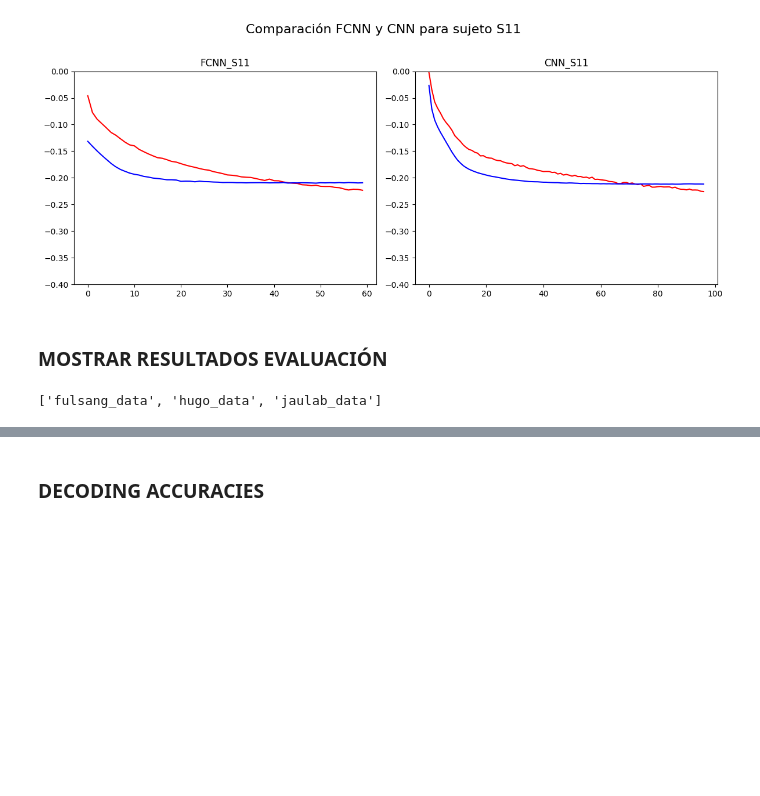
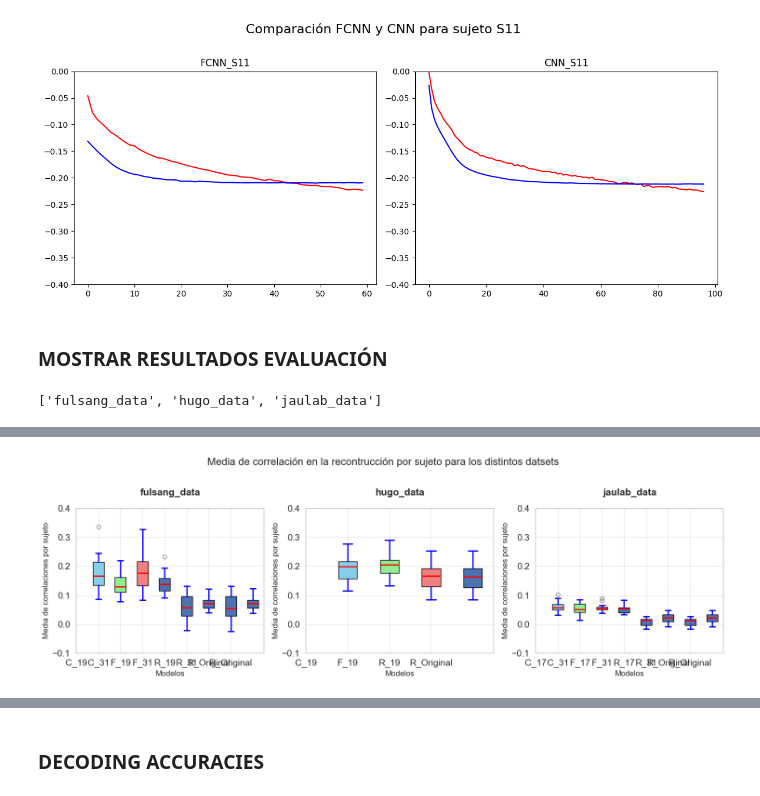
Before and after one commit to garcesote/DNN_AAD, a Jupyter notebook: visualize.ipynb, the cells around one changed output, grey strips where cells are left out. Drawn from its saved outputs; the diff is of its cells as text; code cells hidden in the pictures; blank space fills up the shorter version.

```diff
--- a/visualize.ipynb
+++ b/visualize.ipynb
@@ -14,5 +14,5 @@ datasets
 ['fulsang_data', 'hugo_data', 'jaulab_data']
 # %%
 # SELECT THE DATASET
-dataset = datasets[1]
+dataset = datasets[0]
 # %%
@@ -146,3 +145,97 @@ datasets = file_list
 datasets
 # %% [output]
 ['fulsang_data', 'hugo_data', 'jaulab_data']
+# %%
+# COMPARACIÓN DE DATASETS
+
+n_plots = len(datasets)
+
+# Calcular el número de filas necesarias
+n_rows = (n_plots + 2) // 3
+
+# Creo la figura y una matriz de subfiguras
+fig, axs = plt.subplots(nrows=n_rows, ncols=3, figsize=(15, 5 * n_rows))
+
+axs = axs.flatten()
+
+for n, dataset in enumerate(datasets):
+
+    path = os.path.join(eval_path, dataset)
+    file_list = os.listdir(path)
+
+    results = {}
+
+    # Load data from the folder of results
+    for file in file_list:
+        str_chunks = file.split('_')
+        if str_chunks[1].isdigit():
+            model = str_chunks[0]
+            date = str_chunks[1] + '_' + str_chunks[2]
+        else:
+            model = str_chunks[0] + '_' + str_chunks[1]
+            date = str_chunks[2] + '_' + str_chunks[3]
+
+        if date != '30_07': # Not taking a specific simulation
+            eval_results = json.load(open(os.path.join(eval_path,dataset,file),'r'))
+            key = model + '_' + date
+            results[key] = eval_results
+
+    n_subjects = len(list(results.values())[0])
+    subjects = ['S'+str(n+1) for n in range(n_subjects)]
+
+    # mean score of each subject by computing it with all the samples
+    for key, values in results.items():
+        results[key] = [np.mean(values[subj]) for subj in subjects]
+
+    print(dataset)
+    for key, values in results.items():
+        print(key +': ' + str(np.mean([round(value, 4) for value in values])))
+
+    box = axs[n].boxplot([values for values in list(results.values())], vert=True, patch_artist=True)
+
+    # Colores personalizados
+    colors = ['skyblue', 'lightgreen', 'lightcoral']
+
+    # Aplicar colores a cada caja
+    for patch, color in zip(box['boxes'], colors):
+        patch.set_facecolor(color)
+
+    # Personalizar otros elementos del gráfico
+    for whisker in box['whiskers']:
+        whisker.set(color='blue', linewidth=2)
+
+    for cap in box['caps']:
+        cap.set(color='blue', linewidth=2)
+
+    for median in box['medians']:
+        median.set(color='red', linewidth=2)
+
+    for flier in box['fliers']:
+        flier.set(marker='o', color='red', alpha=0.5)
+
+    # Añadir título y etiquetas
+    axs[n].set_title(dataset, fontsize=15, fontweight='bold', pad=20)
+    axs[n].set_xlabel('Modelos', fontsize=12)
+    axs[n].set_ylabel('Media de correlaciones por sujeto')
+    axs[n].set_ylim([-0.1,0.4])
+    axs[n].set_xticks([n for n in range(len(results))], [key.split('_')[0][0] + '_' + key.split('_')[1] for key in results.keys()], fontsize=14)  # Etiquetas personalizadas
+
+    # Añadir rejilla para mayor legibilidad
+    axs[n].grid(True, linestyle='--', linewidth=0.6)
+
+    # Personalizar ejes
+    axs[n].tick_params(axis='both', which='major', labelsize=14)
+
+# Eliminar subfiguras vacías si hay menos subfiguras que lugares en la cuadrícula
+for ax in axs[n+1:]:
+    fig.delaxes(ax)
+
+plt.tight_layout()
+# Agregar un título general a la figura
+fig.suptitle('Media de correlación en la recontrucción por sujeto para los distintos datsets', fontsize=16)
+plt.tight_layout(rect=[0, 0, 1, 0.96])  # Ajustar el layout para dejar espacio para el título
+
+
+# Mostrar el gráfico
+plt.show()
+# %% [output]
@@ -149,2 +259,3 @@ datasets
+[figure, added]
 # %%
 # SELECCIONO EL DATASET
```
Also changed, not shown: parts of 17 cells of this notebook, 7 other files.
